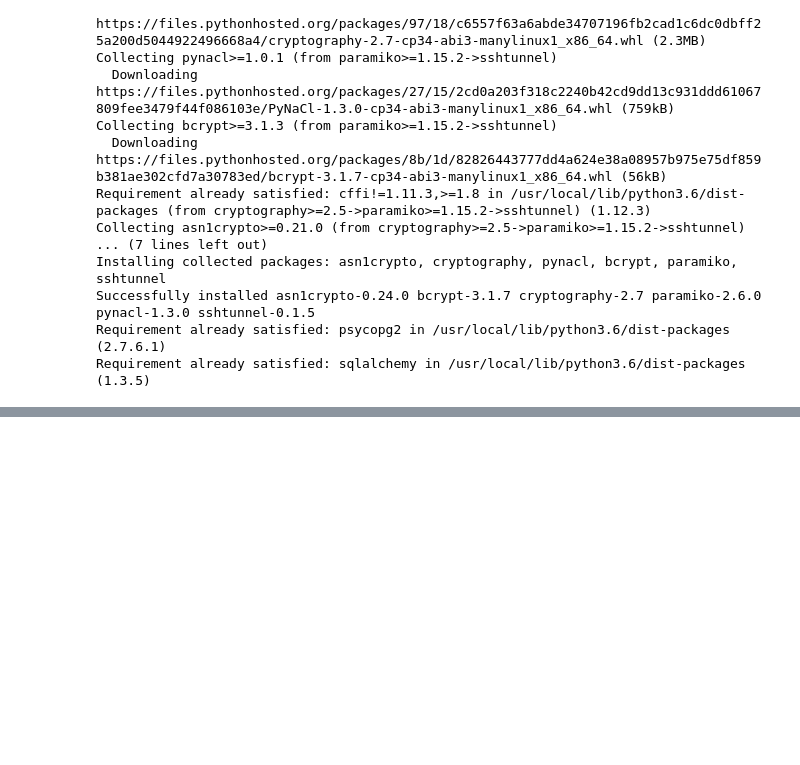
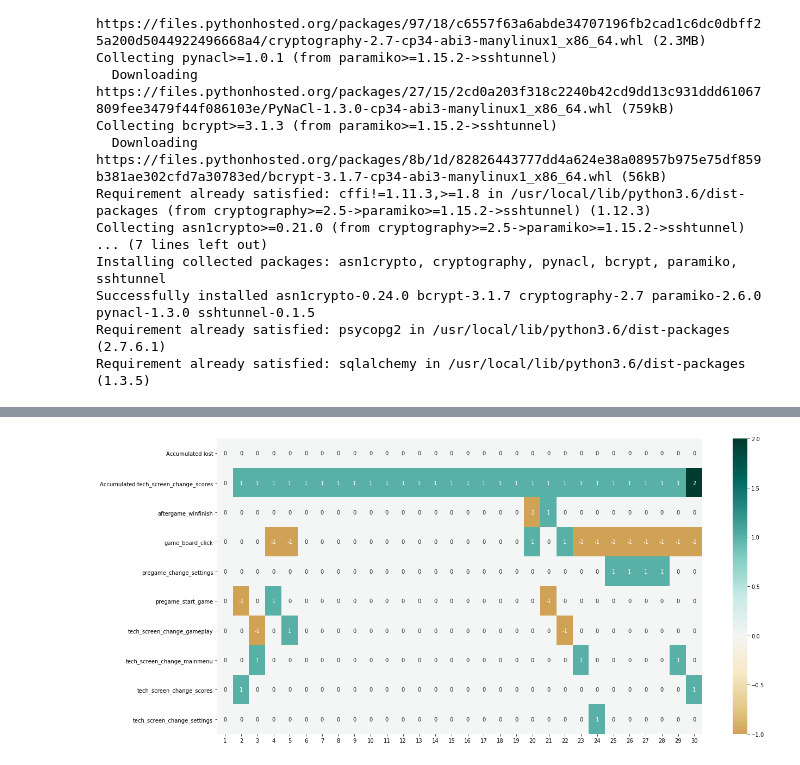
Before and after one commit to Demiurgy/retentioneering-tools, a Jupyter notebook: postgres_connector_reboard_(1).ipynb, the cells around one changed output, grey strips where cells are left out. Cells and saved outputs as stored; diff of their text form; code cells hidden in the pictures; blank space fills up the shorter version.

```diff
--- a/postgres_connector_reboard_(1).ipynb
+++ b/postgres_connector_reboard_(1).ipynb
@@ -63,0 +158,8 @@ somemodule = SourceFileLoader('retentioneering', 'retentioneering-tools/retentio
+# %%
+# create group filter based on target events
+diff_filter = data.retention.create_filter()
+
+# calculate difference table between two groups
+diff_table = data.retention.get_step_matrix_difference(diff_filter, max_steps=30)
+# %% [output]
+[figure, added]
```
Also changed, not shown: parts of 18 cells of this notebook.
